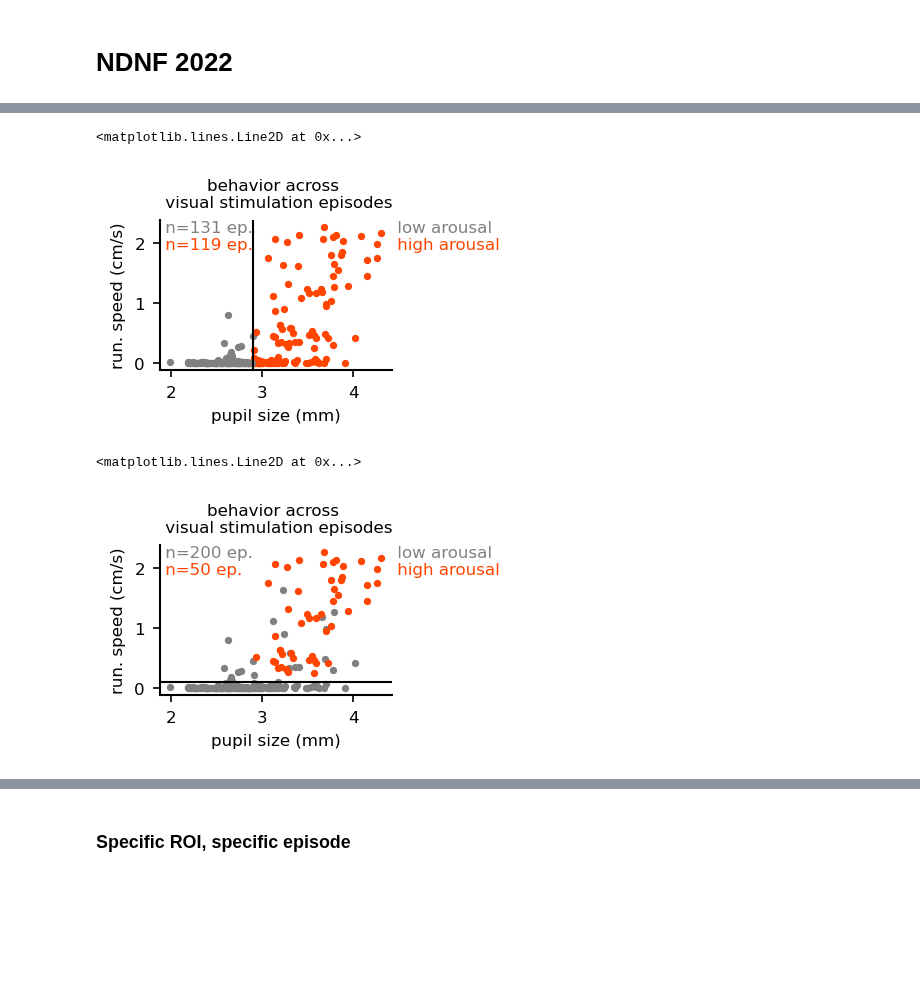
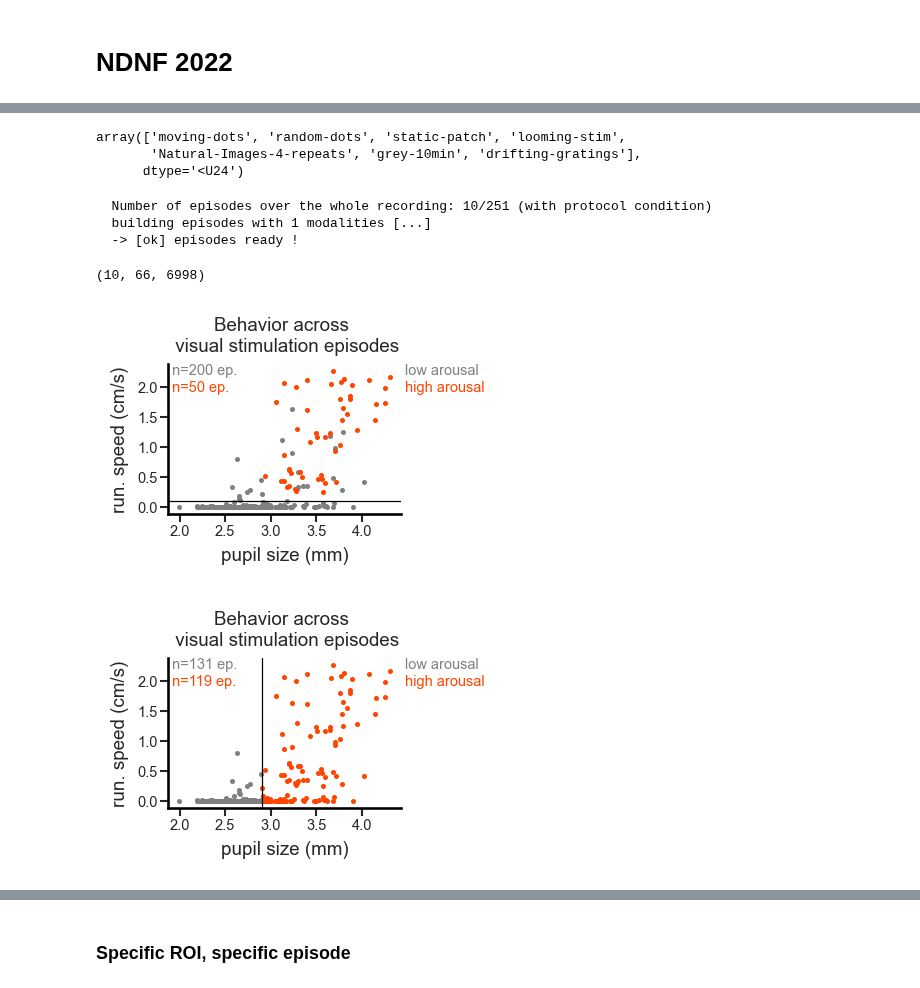
Before and after one commit to LauraGonzalez2000/physion, a Jupyter notebook: notebooks/personalized/Behavioral_modulation_of_visually_evoked_activity.ipynb, the cells around one changed output, grey strips where cells are left out. Saved outputs shown, nothing was run; the diff lists cells and outputs as text; code cells hidden in the pictures; blank space fills up the shorter version.

```diff
--- a/notebooks/personalized/Behavioral_modulation_of_visually_evoked_activity.ipynb
+++ b/notebooks/personalized/Behavioral_modulation_of_visually_evoked_activity.ipynb
@@ -545,24 +550,29 @@ filename = SESSIONS['files'][index]
 data = Data(filename,
             verbose=False)
 data.build_dFoF(verbose=False)
-# %%
-pupil_threshold = 2.9
-fig, ax = plot_behavior_in_episodes(data, pupil_threshold=pupil_threshold, metric="pupil")
-ax.set_title('behavior across \n visual stimulation episodes')
-ax.annotate('\n high arousal', (1, 1), color='orangered', xycoords='axes fraction', va='top')
-ax.annotate(' low arousal', (1, 1), color='grey', xycoords='axes fraction', va='top')
-ax.axvline(x = pupil_threshold, color = 'black', label = 'threshold')
-# %% [output]
-<matplotlib.lines.Line2D at 0x...>
-[figure, removed]
+# %%
+data.protocols
+# %% [output]
+array(['moving-dots', 'random-dots', 'static-patch', 'looming-stim',
+       'Natural-Images-4-repeats', 'grey-10min', 'drifting-gratings'],
+      dtype='<U24')
+# %%
+EpMvDots = EpisodeData(data, quantities=['dFoF'], protocol_name='looming-stim')
+# %% [output]
+  Number of episodes over the whole recording: 10/251 (with protocol condition)
+  building episodes with 1 modalities [...]
+  -> [ok] episodes ready !
+# %%
+EpMvDots.dFoF.shape
+# %% [output]
+(10, 66, 6998)
 # %%
 running_speed_threshold=0.1
 pupil_threshold = 2.9
-fig, ax = plot_behavior_in_episodes(data, running_speed_threshold=running_speed_threshold, metric="locomotion")
-ax.set_title('behavior across \n visual stimulation episodes')
-ax.annotate('\n high arousal', (1, 1), color='orangered', xycoords='axes fraction', va='top')
-ax.annotate(' low arousal', (1, 1), color='grey', xycoords='axes fraction', va='top')
-ax.axhline(running_speed_threshold, color = 'black', label = 'threshold')
+fig, ax = plot_behavior_in_episodes(data, running_speed_threshold=running_speed_threshold, metric="locomotion", mylabel=True)
+fig.savefig("C:/Users/laura.gonzalez/Output_expe/In_Vivo/NDNF/Behavior/behavior_locomotion_pupil1.png", dpi=300, bbox_inches='tight')
+fig, ax = plot_behavior_in_episodes(data, running_speed_threshold=running_speed_threshold, metric="pupil", mylabel=True)
+fig.savefig("C:/Users/laura.gonzalez/Output_expe/In_Vivo/NDNF/Behavior/behavior_locomotion_pupil2.png", dpi=300, bbox_inches='tight')
 # %% [output]
-<matplotlib.lines.Line2D at 0x...>
-[figure, old version]
+[figure, new version]
+[figure, added]
```
Also changed, not shown: parts of 35 cells of this notebook, 3 other files.
